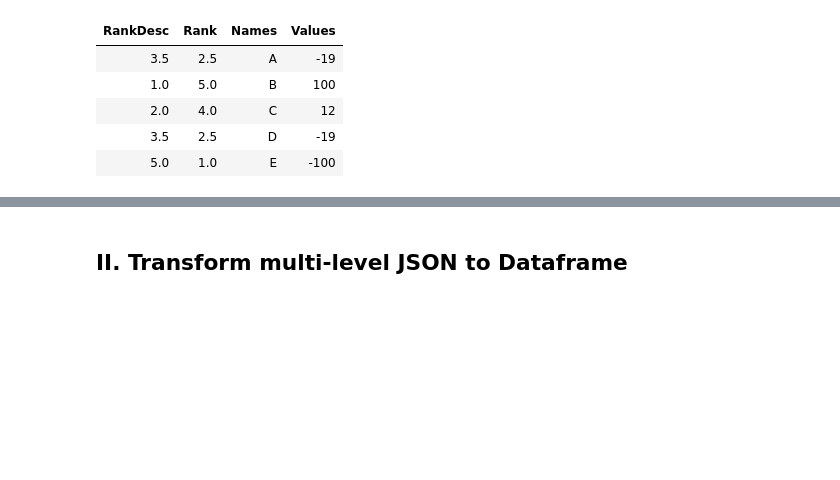
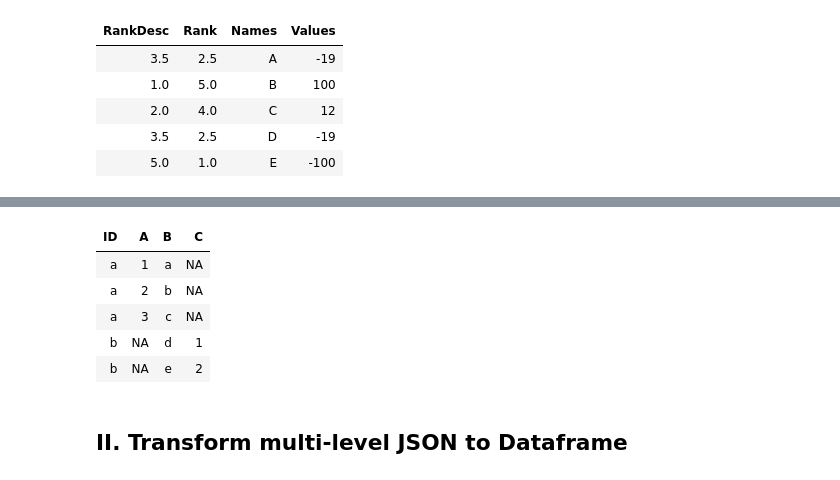
Before and after one commit to tuantla80/R-Shiny-Apps, a Jupyter notebook: R_Examples/Dataframe.ipynb, the cells around one changed output, grey strips where cells are left out. Cells and saved outputs as stored; diff of their text form; code cells hidden in the pictures; blank space fills up the shorter version.

```diff
--- a/R_Examples/Dataframe.ipynb
+++ b/R_Examples/Dataframe.ipynb
@@ -462,3 +551,14 @@ df
+# %%
+# let's name the list
+setattr(l, 'names', c("a", "b"))
+rbindlist(l, use.names=TRUE, fill=TRUE, idcol="ID")
+# %% [output]
+| ID | A | B | C |
+| a | 1 | a | NA |
+| a | 2 | b | NA |
+| a | 3 | c | NA |
+| b | NA | d | 1 |
+| b | NA | e | 2 |
 # %% [markdown]
 ## II. Transform multi-level JSON to Dataframe
 # %% [markdown]
```
Also changed, not shown: parts of 6 cells of this notebook.
